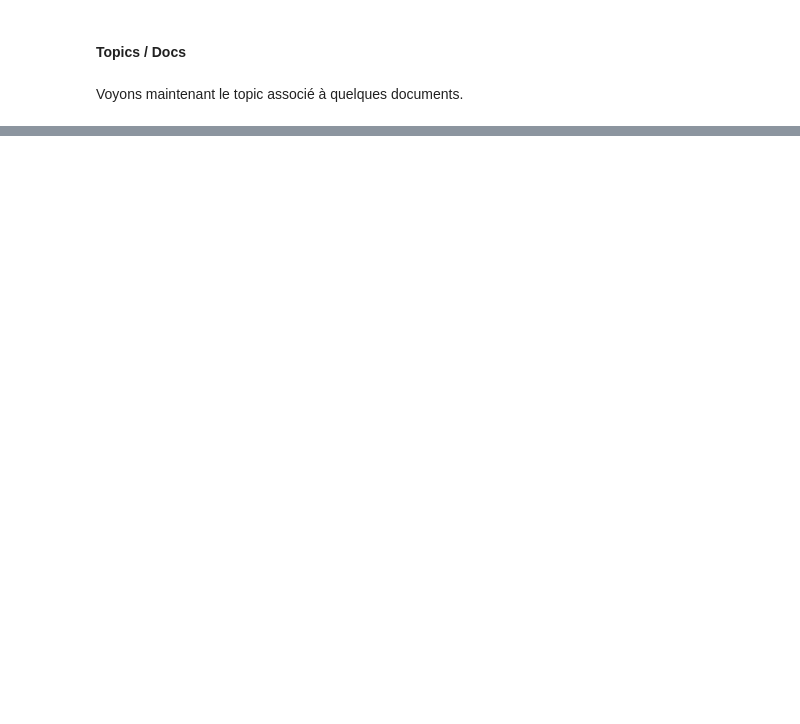
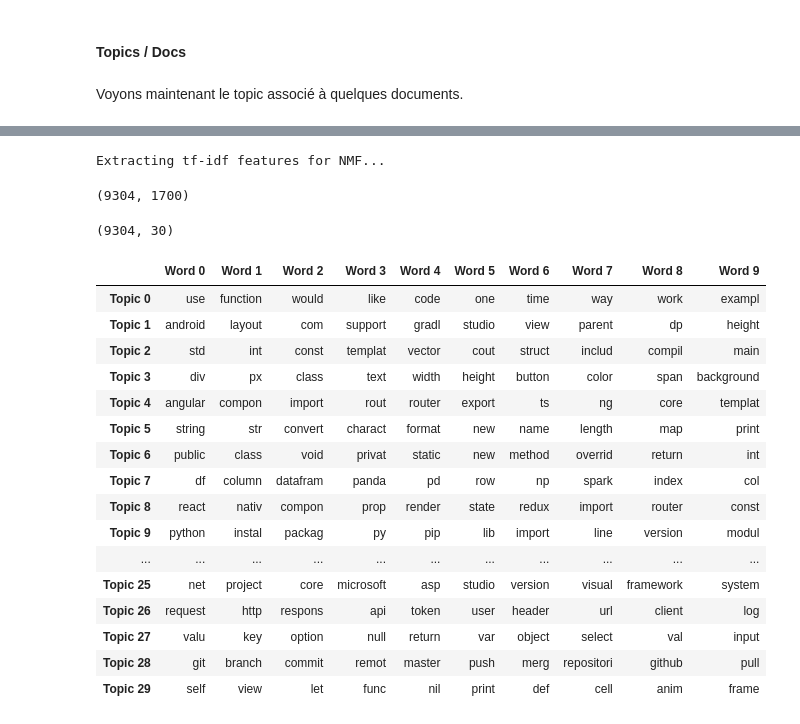
Before and after one commit to makboulhoussen/projet6, a Jupyter notebook: SOF_Tags_UnsupervisedMethod.ipynb, the cells around one changed output, grey strips where cells are left out. Drawn from its saved outputs; the diff is of its cells as text; code cells hidden in the pictures; blank space fills up the shorter version.

```diff
--- a/SOF_Tags_UnsupervisedMethod.ipynb
+++ b/SOF_Tags_UnsupervisedMethod.ipynb
@@ -330,10 +518,10 @@ ldabest_output = lda_best.fit_transform(cv_matrix)
 # %%
 topic_tags = {}
-for topic_idx, topic in enumerate(lda_best.components_):
+for topic_idx, topic in enumerate(best_lda_model.components_):
     topic_tags[topic_idx] = []
-    for i in (topic.argsort()[:-50 - 1:-1]) :
+    for i in (topic.argsort()[:-100 - 1:-1]) :
         word = vocab[i]
-        if word in frequent_tags :
+        if stem_text(word) in frequent_tags :
             t = topic_tags[topic_idx]
             t.extend([word])
 print(topic_tags)
@@ -361,0 +545,14 @@ Doc 7749  Title: BrowserslistError: Unknown browser major - Tags:[ javascript an
+# %%
+# Use tf-idf features for NMF.
+print("Extracting tf-idf features for NMF...")
+tfidf_vectorizer = TfidfVectorizer(max_df=0.95, min_df=5,max_features=1700)
+tfidf = tfidf_vectorizer.fit_transform(x_train_text)
+tfidf_matrix = tfidf.toarray()
+tfidf_matrix.shape
+# %% [output]
+Extracting tf-idf features for NMF...
+(9304, 1700)
+# %%
+tfidf_feature_names = tfidf_vectorizer.get_feature_names()
+# %%
+nmf = NMF(n_components=30, random_state=1, alpha=.1, l1_ratio=.5).fit(tfidf)
@@ -361,0 +561,30 @@ Doc 7749  Title: BrowserslistError: Unknown browser major - Tags:[ javascript an
+# %%
+nmf_output.shape
+# %% [output]
+(9304, 30)
+# %%
+topic_keywords = show_topics(tfidf_feature_names, nmf, n_words=10)
+
+# Topic - Keywords Dataframe
+df_topic_keywords = pd.DataFrame(topic_keywords)
+df_topic_keywords.columns = ['Word '+str(i) for i in range(df_topic_keywords.shape[1])]
+df_topic_keywords.index = ['Topic '+str(i) for i in range(df_topic_keywords.shape[0])]
+df_topic_keywords
+# %% [output]
+|  | Word 0 | Word 1 | Word 2 | Word 3 | Word 4 | Word 5 | Word 6 | Word 7 | Word 8 | Word 9 |
+| Topic 0 | use | function | would | like | code | one | time | way | work | exampl |
+| Topic 1 | android | layout | com | support | gradl | studio | view | parent | dp | height |
+| Topic 2 | std | int | const | templat | vector | cout | struct | includ | compil | main |
+| Topic 3 | div | px | class | text | width | height | button | color | span | background |
+| Topic 4 | angular | compon | import | rout | router | export | ts | ng | core | templat |
+| Topic 5 | string | str | convert | charact | format | new | name | length | map | print |
+| Topic 6 | public | class | void | privat | static | new | method | overrid | return | int |
+| Topic 7 | df | column | datafram | panda | pd | row | np | spark | index | col |
+| Topic 8 | react | nativ | compon | prop | render | state | redux | import | router | const |
+| Topic 9 | python | instal | packag | py | pip | lib | import | line | version | modul |
+| ... | ... | ... | ... | ... | ... | ... | ... | ... | ... | ... |
+| Topic 25 | net | project | core | microsoft | asp | studio | version | visual | framework | system |
+| Topic 26 | request | http | respons | api | token | user | header | url | client | log |
+| Topic 27 | valu | key | option | null | return | var | object | select | val | input |
+| Topic 28 | git | branch | commit | remot | master | push | merg | repositori | github | pull |
+| Topic 29 | self | view | let | func | nil | print | def | cell | anim | frame |
```
Also changed, not shown: parts of 66 cells of this notebook.
